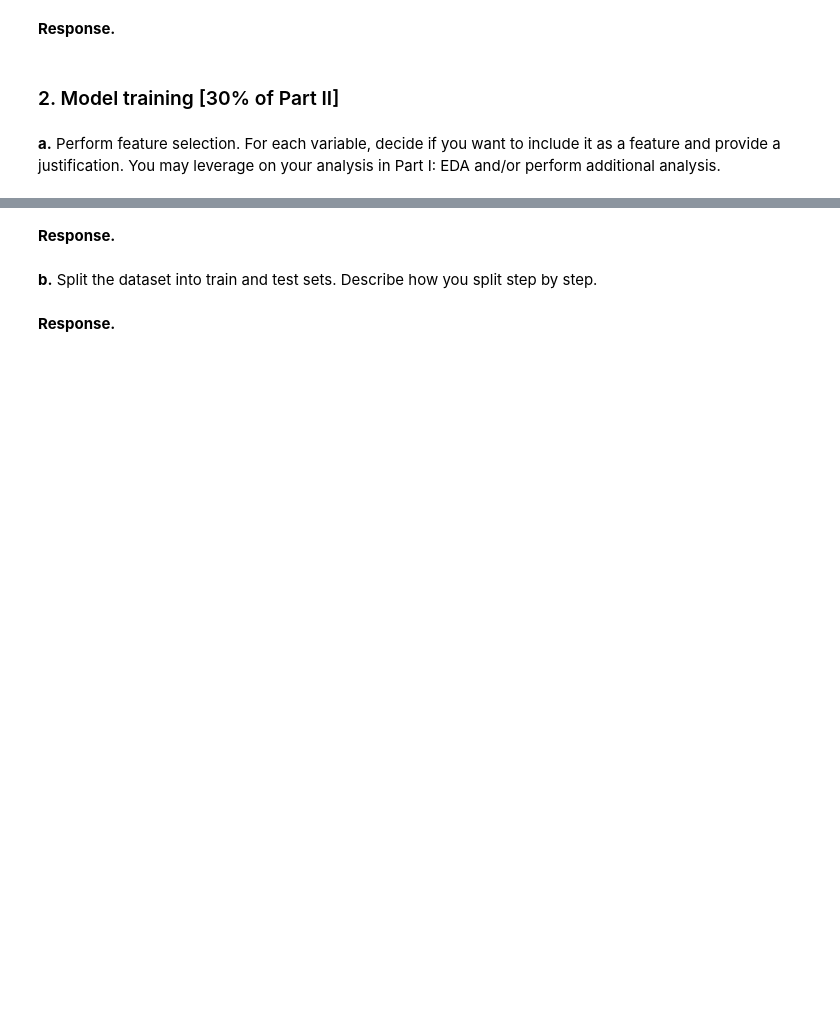
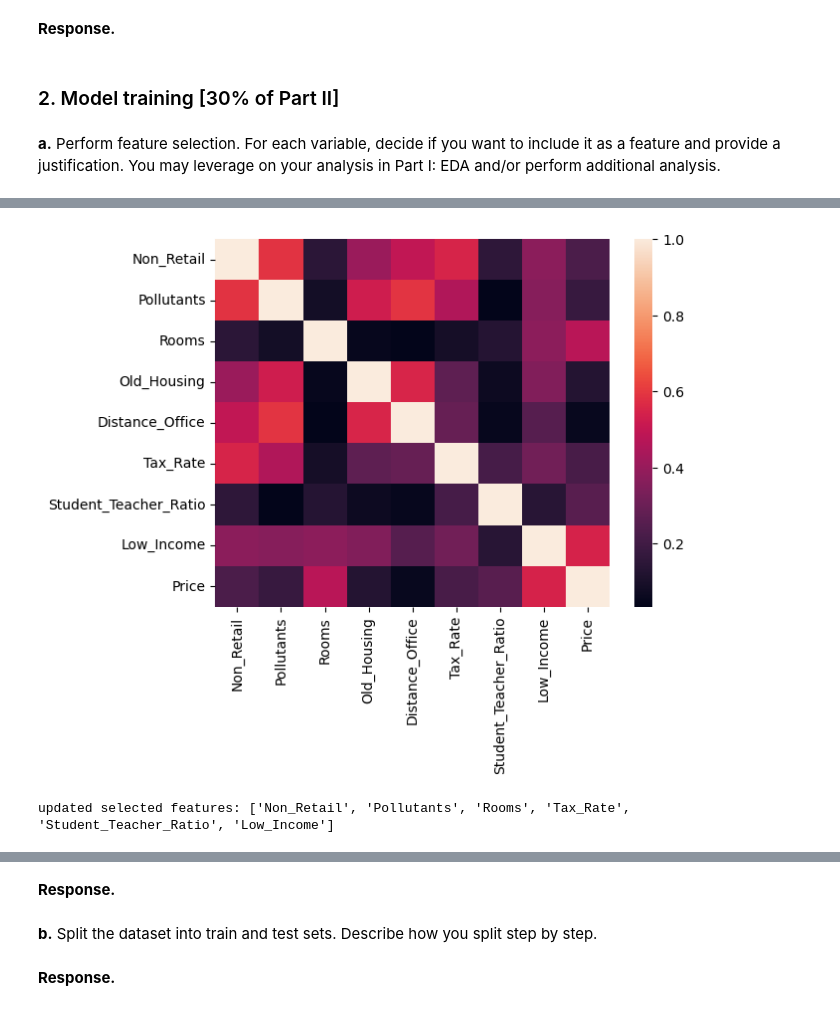
Before and after one commit to miniminhanh/CS105-project, a Jupyter notebook: CS105 Project Submission (Final) 2026.ipynb, the cells around one changed output, grey strips where cells are left out. Drawn from its saved outputs; the diff is of its cells as text; code cells hidden in the pictures; blank space fills up the shorter version.

```diff
--- a/CS105 Project Submission (Final) 2026.ipynb
+++ b/CS105 Project Submission (Final) 2026.ipynb
@@ -630,0 +663,5 @@ plt.show()
+# %%
+features_selected = ["Non_Retail","Pollutants","Rooms","Old_Housing","Distance_Office",\
+                     "Tax_Rate","Student_Teacher_Ratio","Low_Income",\
+                     "Price"]
+df[features_selected].corr()
@@ -630,0 +679,23 @@ plt.show()
+# %%
+import seaborn as sns
+r2 = df[features_selected].corr()**2
+sns.heatmap(r2)
+plt.show()
+# %% [output]
+[figure, added]
+# %%
+def corr_features(df, target, threshold):
+    corr_features = []
+    for feature in df.columns:
+        if feature==target: continue
+        x = df[feature]
+        y = df[target]
+        r2 = np.corrcoef(x,y)[0][1]
+        if abs(r2)>threshold:
+            corr_features.append(feature)
+    return corr_features
+
+features_selected = corr_features(df[features_selected], 'Price', 0.4) # 0.5 removes alot of data
+print(f"updated selected features: {features_selected}")
+# %% [output]
+updated selected features: ['Non_Retail', 'Pollutants', 'Rooms', 'Tax_Rate', 'Student_Teacher_Ratio', 'Low_Income']
```
Also changed, not shown: parts of 30 cells of this notebook.
